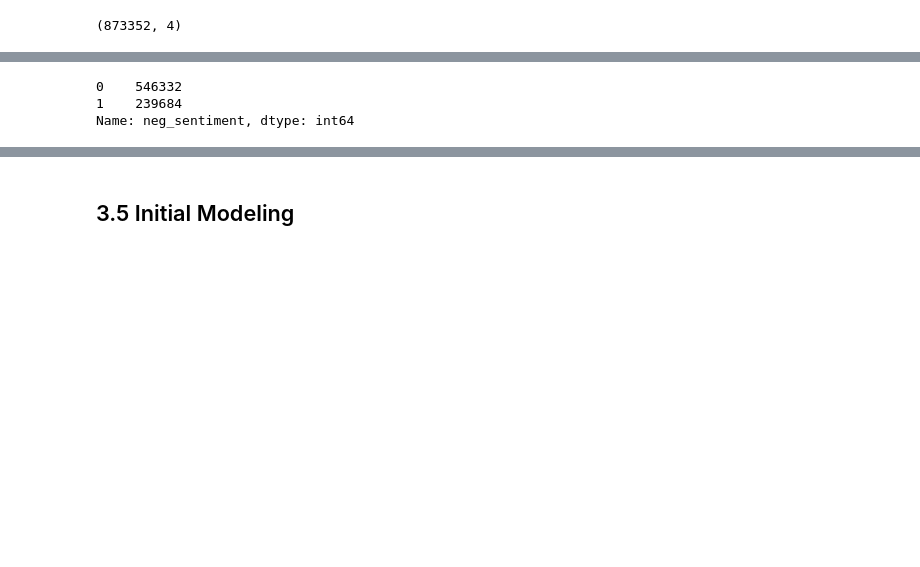
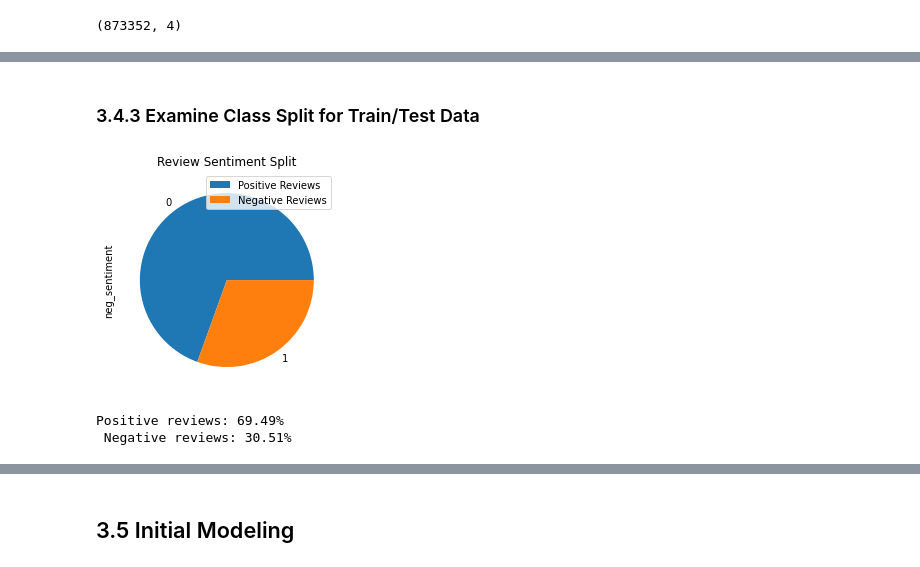
Before and after one commit to josephplpriest/springboard, a Jupyter notebook: capstone_projects/capstone_2/notebooks/03_Preprocessing_and_Training.ipynb, the cells around one changed output, grey strips where cells are left out. Saved outputs shown, nothing was run; the diff lists cells and outputs as text; code cells hidden in the pictures; blank space fills up the shorter version.

```diff
--- a/capstone_projects/capstone_2/notebooks/03_Preprocessing_and_Training.ipynb
+++ b/capstone_projects/capstone_2/notebooks/03_Preprocessing_and_Training.ipynb
@@ -120,7 +147,9 @@ seed(42)
+# %% [markdown]
+### 3.4.3 Examine Class Split for Train/Test Data <a name="3.4.3"><a/>
 # %%
-y_train.value_counts()
+plot_sentiment_split(y_train)
 # %% [output]
+[figure, added]
-0    546332
-1    239684
-Name: neg_sentiment, dtype: int64
+Positive reviews: 69.49%
+ Negative reviews: 30.51%
 # %%
```
Also changed, not shown: parts of 37 cells of this notebook.
